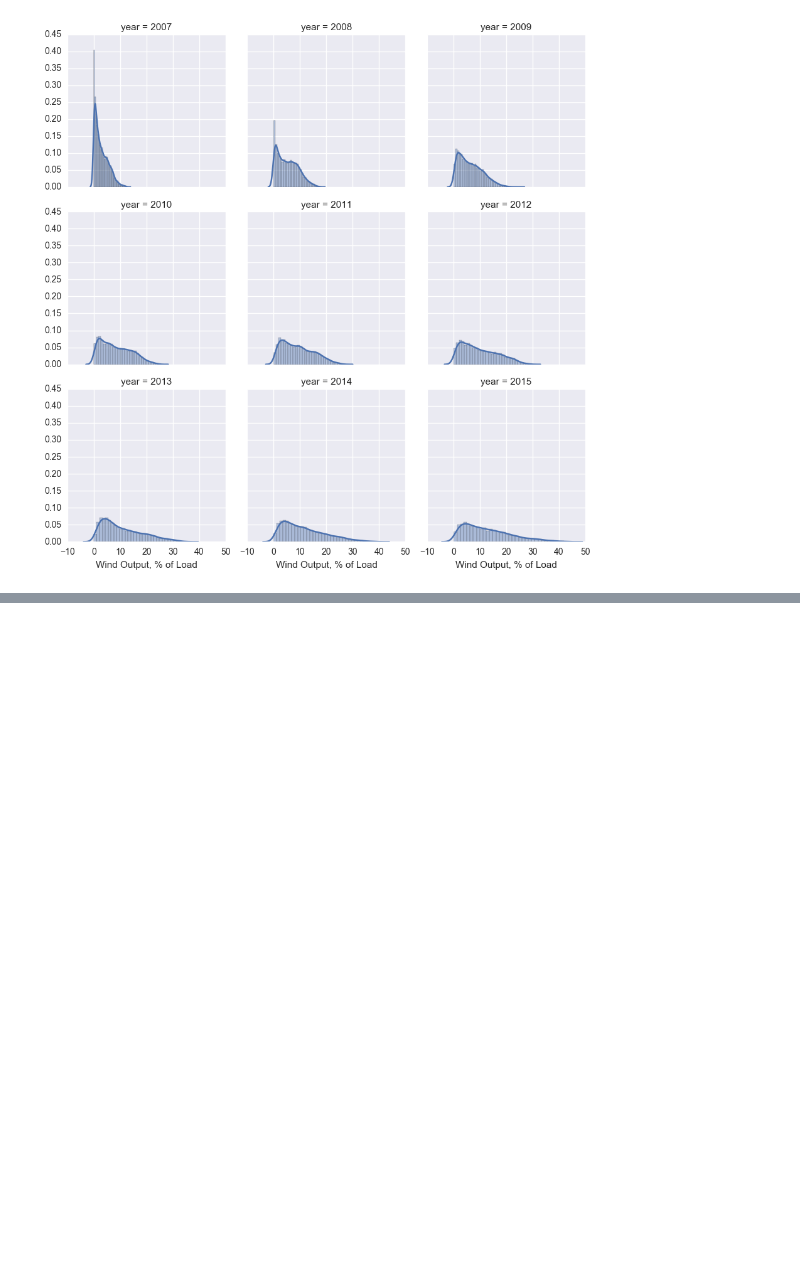
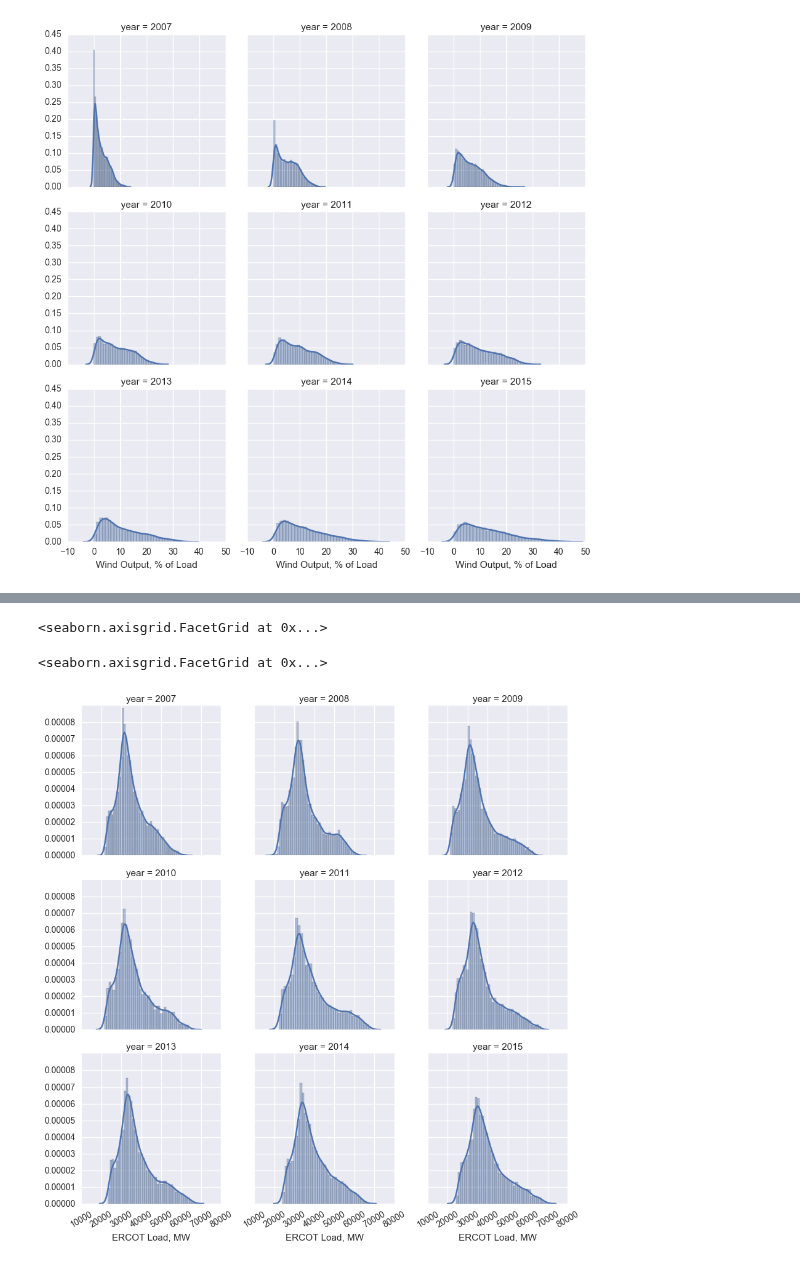
Before and after one commit to gschivley/ERCOT_power, a Jupyter notebook: Exploratory visualization/Exploratory visualizations.ipynb, the cells around one changed output, grey strips where cells are left out. Cells and saved outputs as stored; diff of their text form; code cells hidden in the pictures; blank space fills up the shorter version.

```diff
--- a/Exploratory visualization/Exploratory visualizations.ipynb
+++ b/Exploratory visualization/Exploratory visualizations.ipynb
@@ -45,0 +81,8 @@ g.map(sns.distplot, 'Wind Output, % of Load')
+# %%
+g = sns.FacetGrid(ercot, col='year', col_wrap=3)
+g.map(sns.distplot,'ERCOT Load, MW')
+g.set_xticklabels(rotation=30)
+# %% [output]
+<seaborn.axisgrid.FacetGrid at 0x...>
+<seaborn.axisgrid.FacetGrid at 0x...>
+[figure, added]
```
Also changed, not shown: parts of 10 cells of this notebook, 1 other file.
